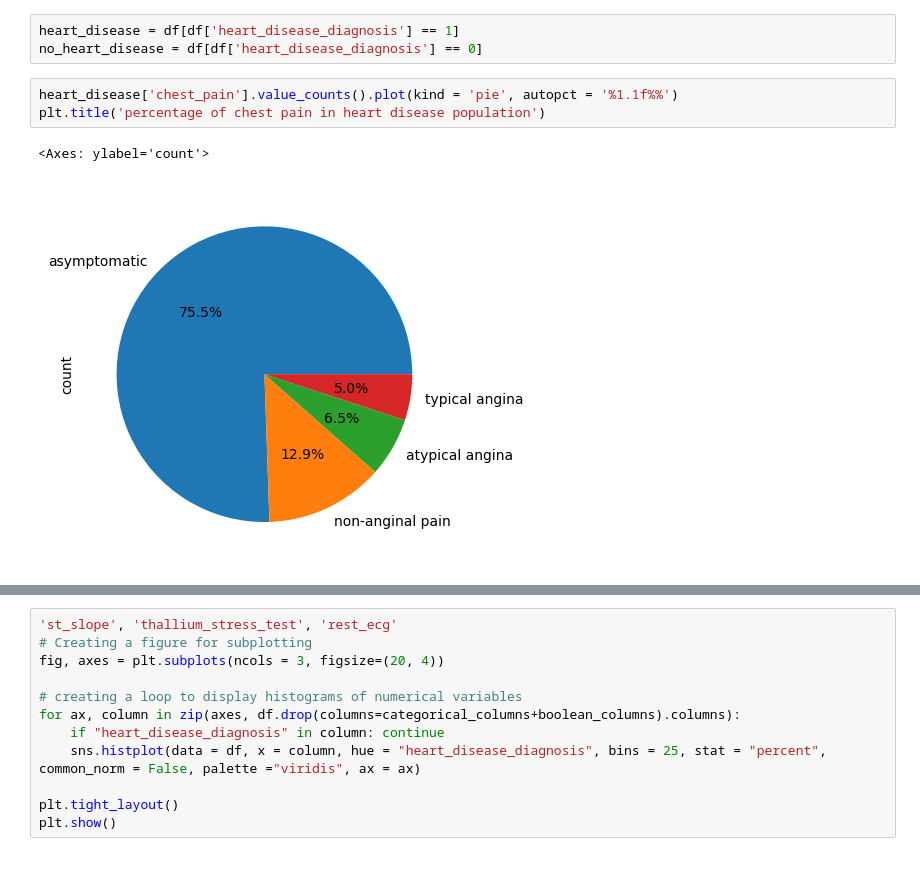
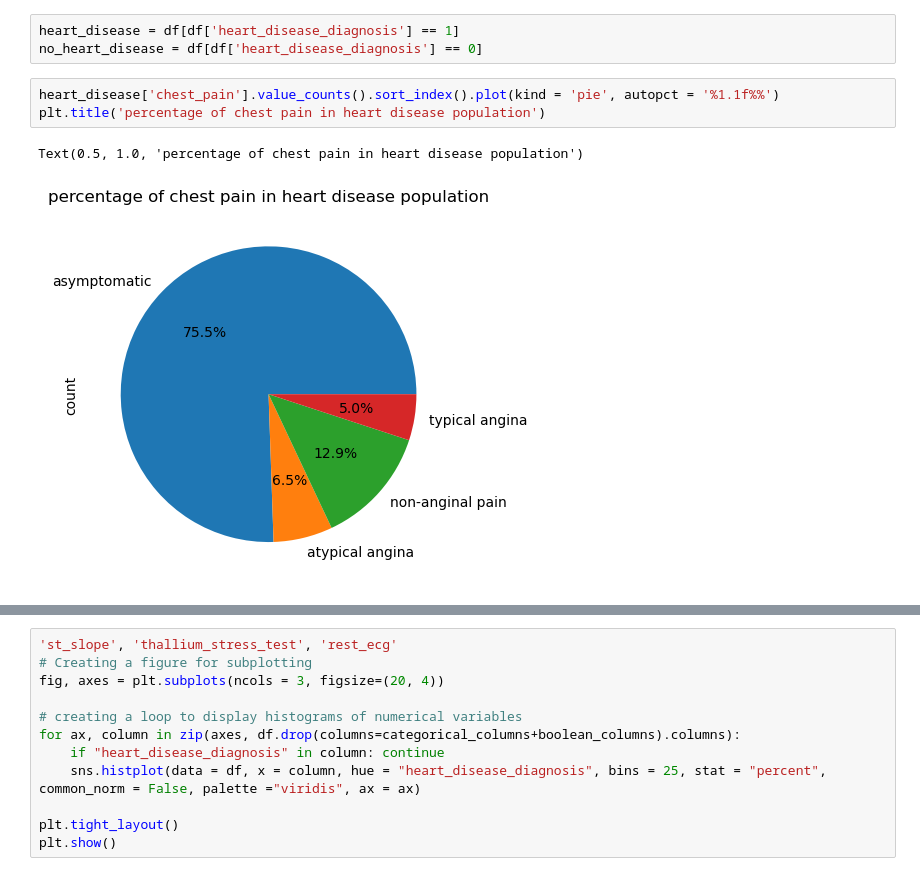
Before and after one commit to paulinedao/heart_disease, a Jupyter notebook: heart_disease.ipynb, the cells around one changed output, grey strips where cells are left out. Drawn from its saved outputs; the diff is of its cells as text.

Commit message:
function pie chart modified

```diff
--- a/heart_disease.ipynb
+++ b/heart_disease.ipynb
@@ -396,8 +396,8 @@ Comment: For visual comparison purposes, the histograms were generated using a n
 heart_disease = df[df['heart_disease_diagnosis'] == 1]
 no_heart_disease = df[df['heart_disease_diagnosis'] == 0]
 # %%
-heart_disease['chest_pain'].value_counts().plot(kind = 'pie', autopct = '%1.1f%%')
+heart_disease['chest_pain'].value_counts().sort_index().plot(kind = 'pie', autopct = '%1.1f%%')
 plt.title('percentage of chest pain in heart disease population')
 # %% [output]
-<Axes: ylabel='count'>
+Text(0.5, 1.0, 'percentage of chest pain in heart disease population')
-[figure, old version]
+[figure, new version]
```
Also changed, not shown: parts of 7 cells of this notebook.
